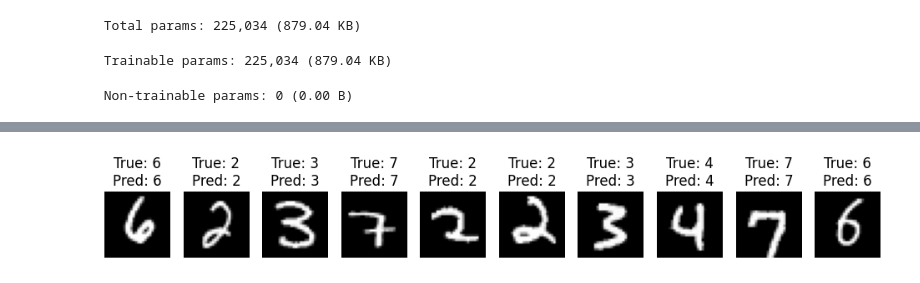
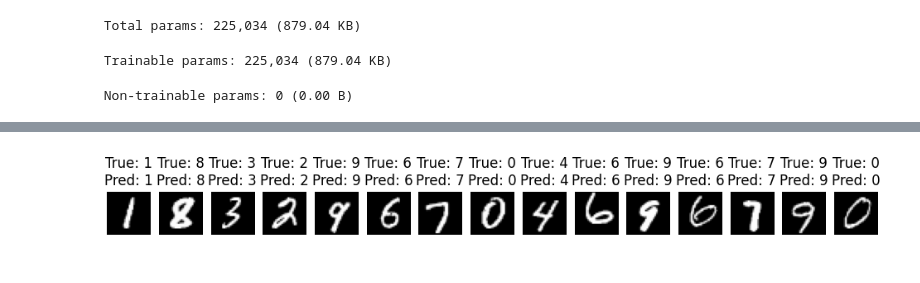
Before and after one commit to urfanamillatina/CNN, a Jupyter notebook: simple_cnn_keras_mnist.ipynb, the cells around one changed output, grey strips where cells are left out. Drawn from its saved outputs; the diff is of its cells as text; code cells hidden in the pictures.

```diff
--- a/simple_cnn_keras_mnist.ipynb
+++ b/simple_cnn_keras_mnist.ipynb
@@ -245,19 +234,19 @@ plt.show()
 # %%
 # --- Visualize a few predictions ---
 # Randomly pick a few test images, predict their labels, and plot them.
-num_images = 10
+num_images = 15
 indices = np.random.choice(len(x_test), num_images, replace=False)
 
 # Predict class probabilities for the selected images
 probs = model.predict(x_test[indices], verbose=0)
 predictions = probs.argmax(axis=1)
 
 plt.figure(figsize=(12, 3))
 for i, idx in enumerate(indices):
     plt.subplot(1, num_images, i + 1)
     plt.imshow(x_test[idx].squeeze(), cmap='gray')
     plt.title(f"True: {y_test[idx]}\nPred: {predictions[i]}")
     plt.axis('off')
 plt.show()
 # %% [output]
-[figure, old version]
+[figure, new version]
```
Also changed, not shown: parts of 8 cells of this notebook, 2 other files.
